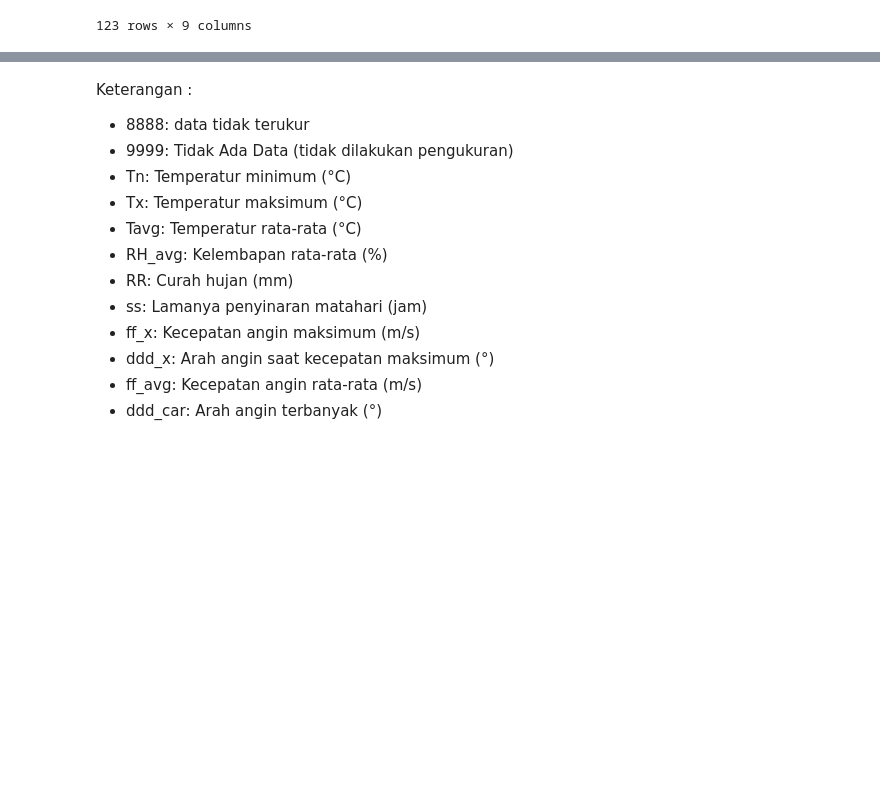
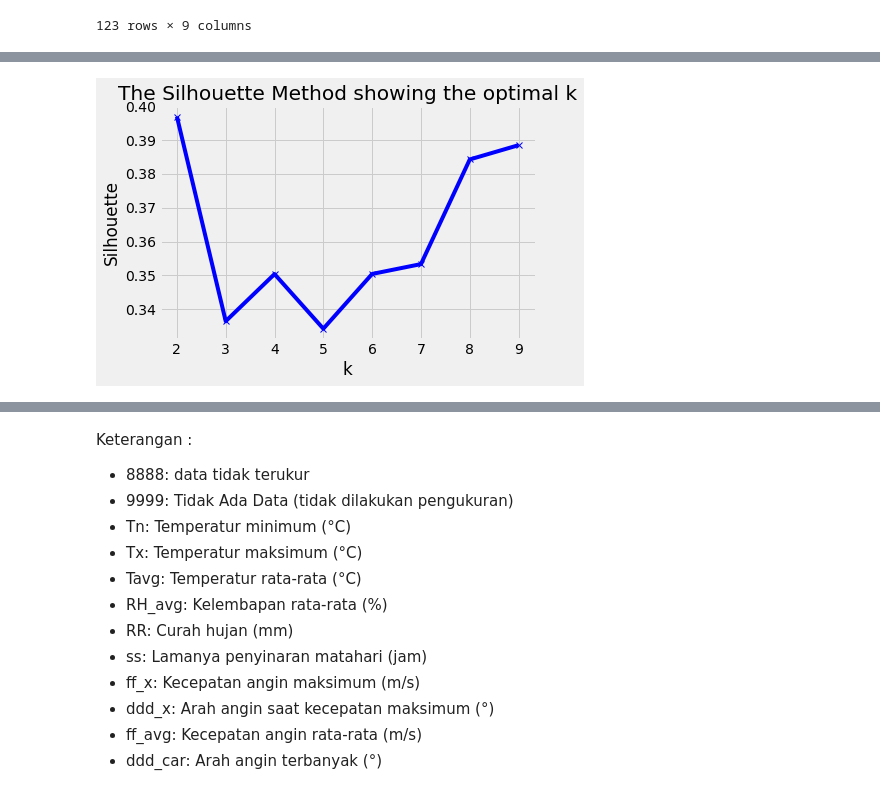
Before and after one commit to rachyharkov/cluster-extreme-climate, a Jupyter notebook: notebook.ipynb, the cells around one changed output, grey strips where cells are left out. Cells and saved outputs as stored; diff of their text form; code cells hidden in the pictures; blank space fills up the shorter version.

```diff
--- a/notebook.ipynb
+++ b/notebook.ipynb
@@ -260,0 +273,19 @@ plt.show()
+# %%
+# Average Silhouette Method
+from sklearn.metrics import silhouette_score
+
+silhouette = []
+K = range(2, 10)
+for k in K:
+    kmeanModel = KMeans(n_clusters=k).fit(X_scaled)
+    kmeanModel.fit(X_scaled)
+    silhouette.append(silhouette_score(X_scaled, kmeanModel.labels_))
+
+# Plot the elbow
+plt.plot(K, silhouette, 'bx-')
+plt.xlabel('k')
+plt.ylabel('Silhouette')
+plt.title('The Silhouette Method showing the optimal k')
+plt.show()
+# %% [output]
+[figure, added]
```
Also changed, not shown: parts of 9 cells of this notebook.
